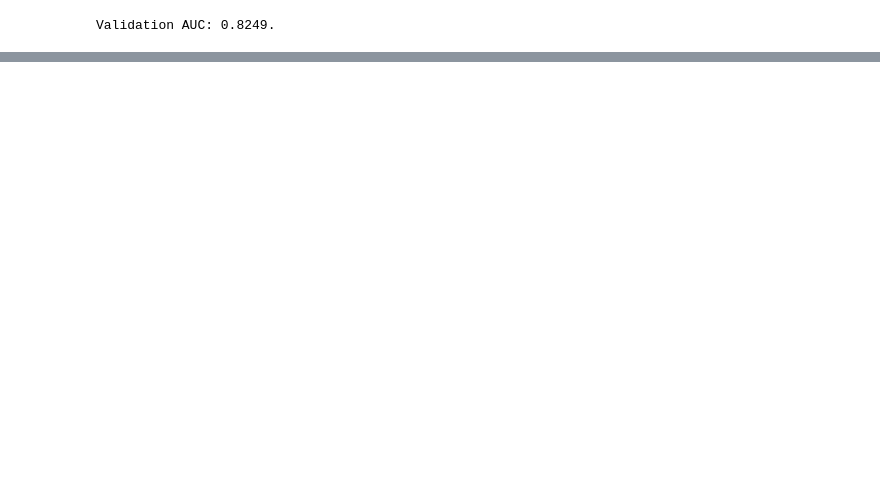
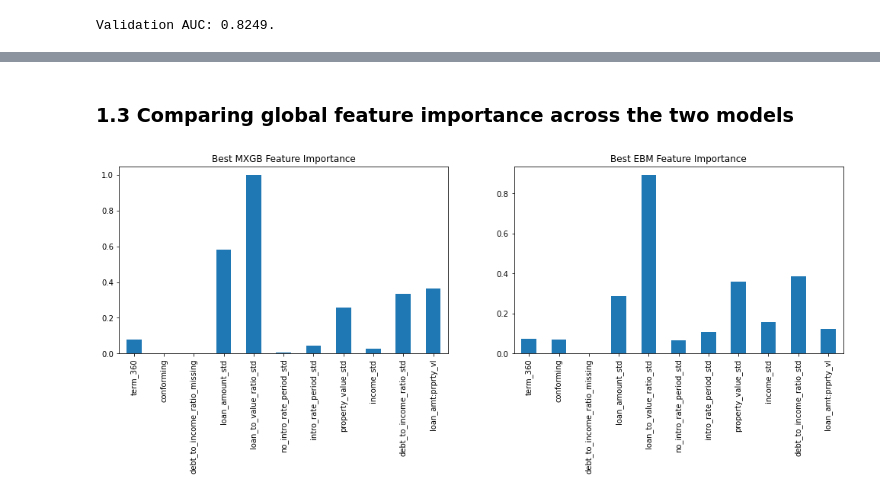
Before and after one commit to hshehjue/Data_Mining_Project, a Jupyter notebook: Explainable ML_1/Loan_Boost.ipynb, the cells around one changed output, grey strips where cells are left out. Cells and saved outputs as stored; diff of their text form; code cells hidden in the pictures; blank space fills up the shorter version.

```diff
--- a/Explainable ML_1/Loan_Boost.ipynb
+++ b/Explainable ML_1/Loan_Boost.ipynb
@@ -373,0 +475,19 @@ best_mxgb_submit.to_csv('Group7_EBM.csv', index=False)
+# %%
+# start local timer
+ebm_tic = time.time()
+
+# use EBM feature scores as local importance
+# use mean abs score as global importance
+best_ebm_contribs = best_ebm.explain_local(valid[x_names])
+names = best_ebm_contribs._internal_obj['specific'][0]['names']
+best_ebm_contribs_df = pd.DataFrame(columns=names)
+
+# extract scores from insane _internal_obj
+for i in range(0, valid.shape[0]):
+    row_df = pd.DataFrame(np.array(best_ebm_contribs._internal_obj['specific'][i]['scores']).reshape(1, -1), columns=names)
+    best_ebm_contribs_df = best_ebm_contribs_df.append(row_df, ignore_index=True)
+    del row_df
+
+# end local timer
+ebm_toc = time.time() - ebm_tic
+print('EBM contributions collected in %.2f s.' % (ebm_toc))
@@ -373,0 +498,3 @@ best_mxgb_submit.to_csv('Group7_EBM.csv', index=False)
+# %%
+global_fi['EBM Importance'] = np.abs(best_ebm_contribs_df).mean()
+print(global_fi)
@@ -373,0 +525,13 @@ best_mxgb_submit.to_csv('Group7_EBM.csv', index=False)
+# %% [markdown]
+### 1.3 Comparing global feature importance across the two models
+# %%
+# init 3-pane plot
+fig, (ax0, ax1) = plt.subplots(ncols=2)
+plt.tight_layout()
+plt.subplots_adjust(left=0, right=2.2, wspace=0.2)
+
+# plot global FI across three panes
+_ = global_fi['MXGB Importance'].plot(kind='bar', ax=ax0, title='Best MXGB Feature Importance')
+_ = global_fi['EBM Importance'].plot(kind='bar', ax=ax1, title='Best EBM Feature Importance')
+# %% [output]
+[figure, added]
```
Also changed, not shown: parts of 47 cells of this notebook.
